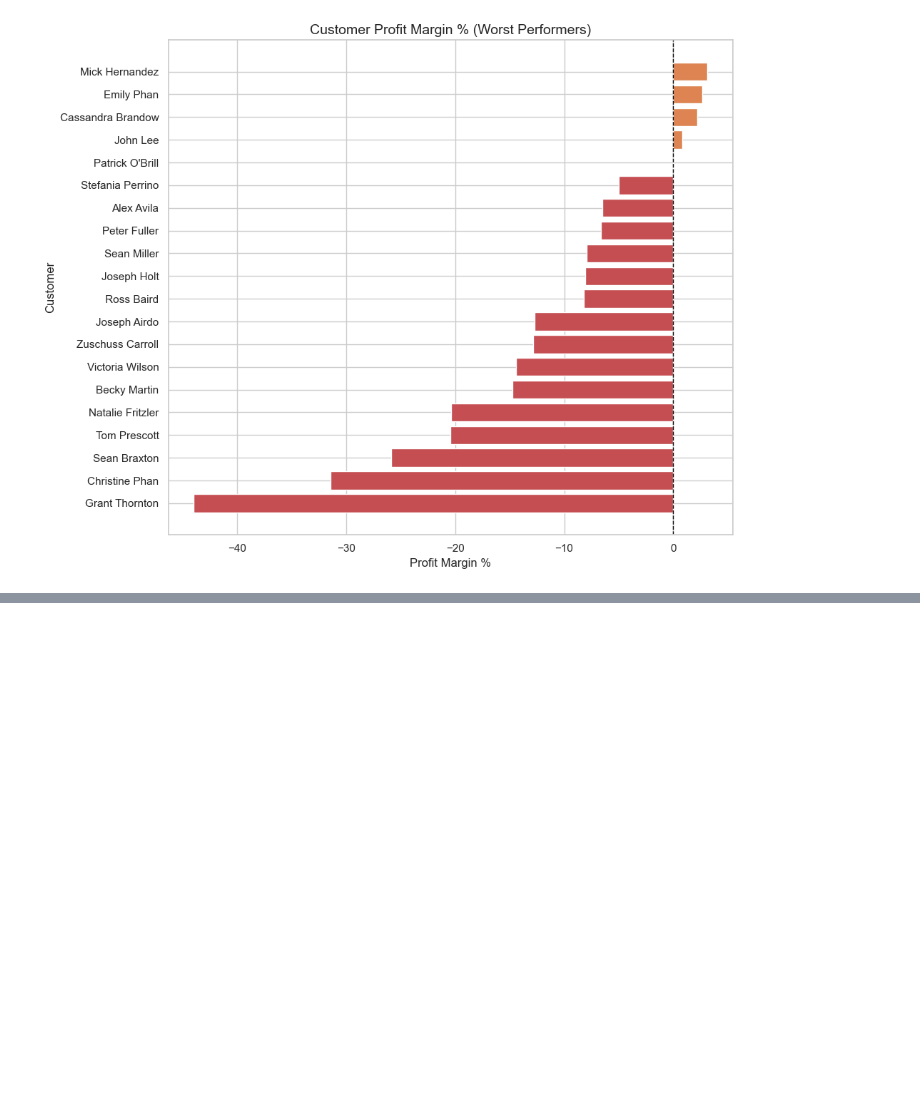
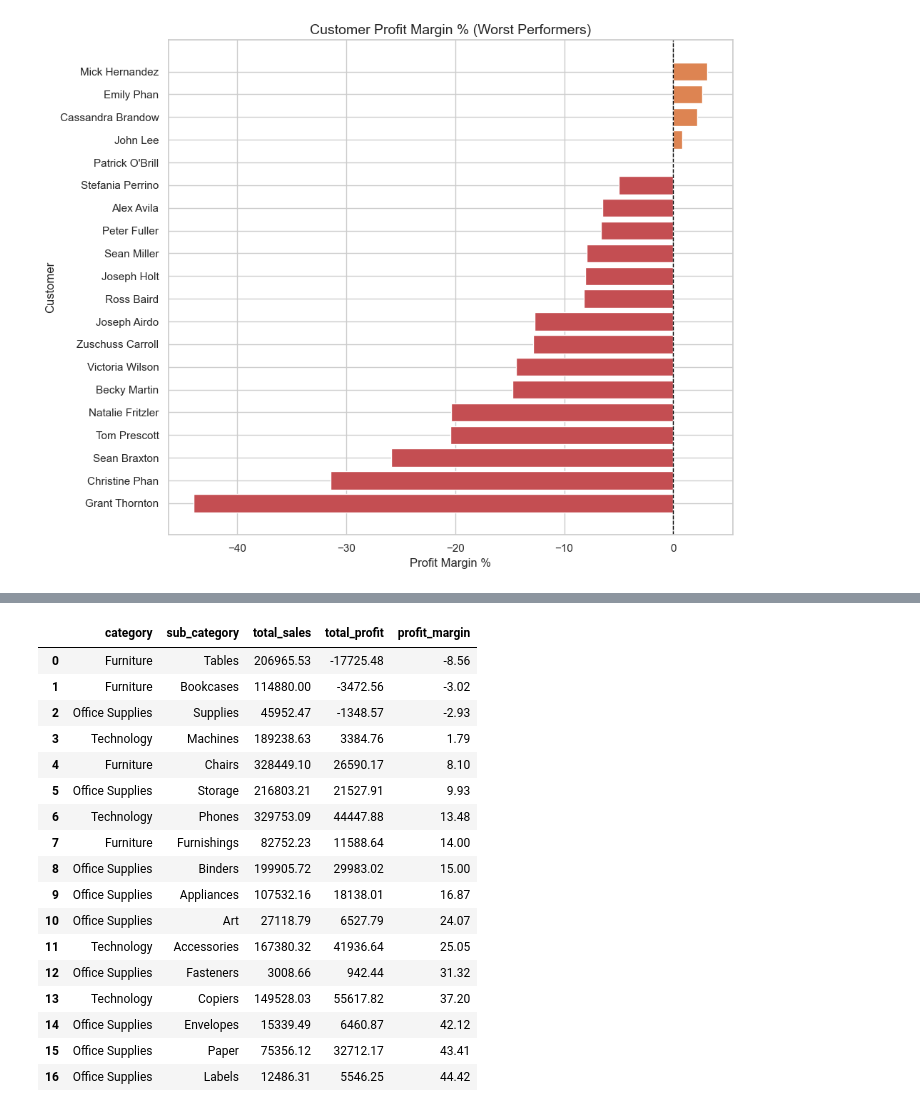
Before and after one commit to enocheffah97/data-science-portfolio, a Jupyter notebook: project-2-customer-sql/analysis.ipynb, the cells around one changed output, grey strips where cells are left out. Saved outputs shown, nothing was run; the diff lists cells and outputs as text; code cells hidden in the pictures; blank space fills up the shorter version.

```diff
--- a/project-2-customer-sql/analysis.ipynb
+++ b/project-2-customer-sql/analysis.ipynb
@@ -126,0 +139,34 @@ plt.show()
+# %%
+query2 = """
+    SELECT
+        category,
+        sub_category,
+        ROUND(SUM(sales), 2) AS total_sales,
+        ROUND(SUM(profit), 2) AS total_profit,
+        ROUND((SUM(profit) / SUM(sales)) * 100, 2) AS profit_margin
+    FROM orders
+    GROUP BY category, sub_category
+    ORDER BY profit_margin ASC
+"""
+
+df_categories = pd.read_sql(query2, conn)
+df_categories
+# %% [output]
+|  | category | sub_category | total_sales | total_profit | profit_margin |
+| 0 | Furniture | Tables | 206965.53 | -17725.48 | -8.56 |
+| 1 | Furniture | Bookcases | 114880.00 | -3472.56 | -3.02 |
+| 2 | Office Supplies | Supplies | 45952.47 | -1348.57 | -2.93 |
+| 3 | Technology | Machines | 189238.63 | 3384.76 | 1.79 |
+| 4 | Furniture | Chairs | 328449.10 | 26590.17 | 8.10 |
+| 5 | Office Supplies | Storage | 216803.21 | 21527.91 | 9.93 |
+| 6 | Technology | Phones | 329753.09 | 44447.88 | 13.48 |
+| 7 | Furniture | Furnishings | 82752.23 | 11588.64 | 14.00 |
+| 8 | Office Supplies | Binders | 199905.72 | 29983.02 | 15.00 |
+| 9 | Office Supplies | Appliances | 107532.16 | 18138.01 | 16.87 |
+| 10 | Office Supplies | Art | 27118.79 | 6527.79 | 24.07 |
+| 11 | Technology | Accessories | 167380.32 | 41936.64 | 25.05 |
+| 12 | Office Supplies | Fasteners | 3008.66 | 942.44 | 31.32 |
+| 13 | Technology | Copiers | 149528.03 | 55617.82 | 37.20 |
+| 14 | Office Supplies | Envelopes | 15339.49 | 6460.87 | 42.12 |
+| 15 | Office Supplies | Paper | 75356.12 | 32712.17 | 43.41 |
+| 16 | Office Supplies | Labels | 12486.31 | 5546.25 | 44.42 |
```
Also changed, not shown: parts of 5 cells of this notebook.
